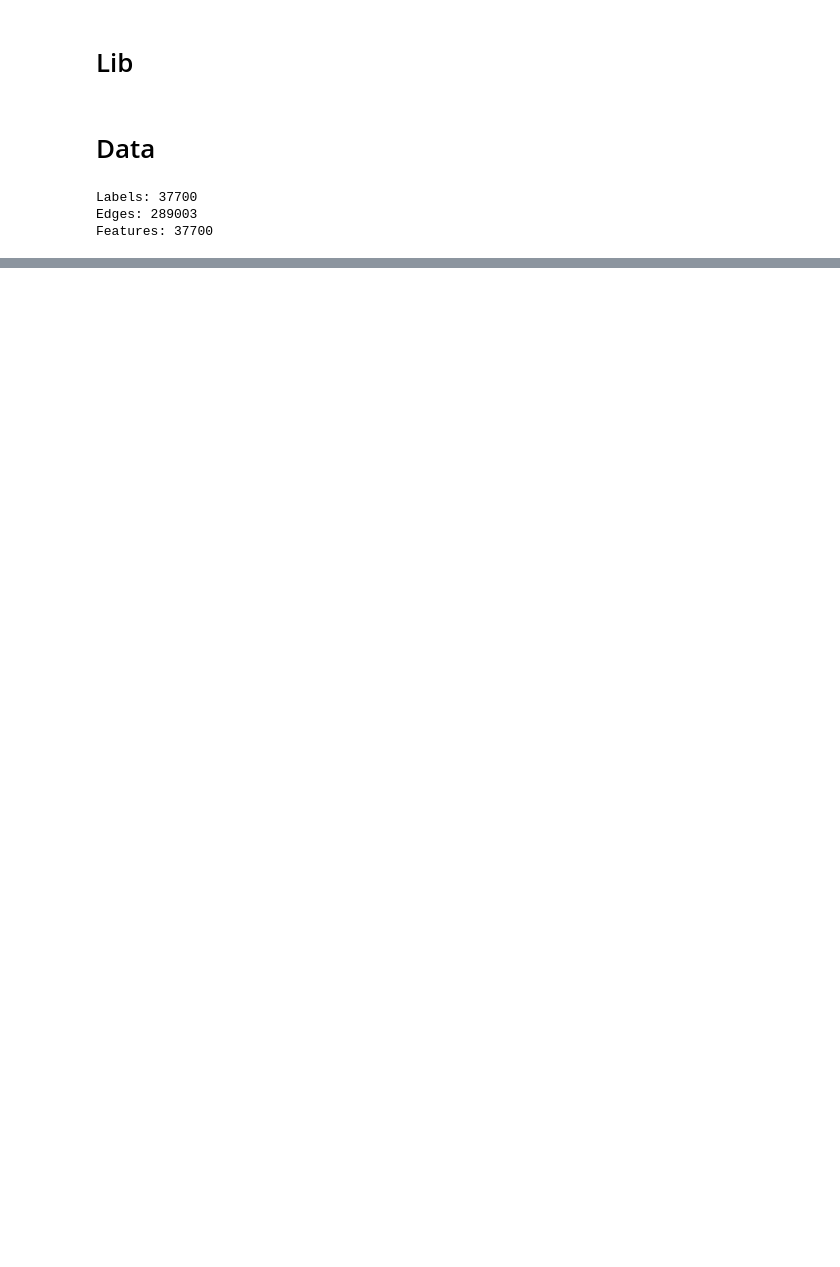
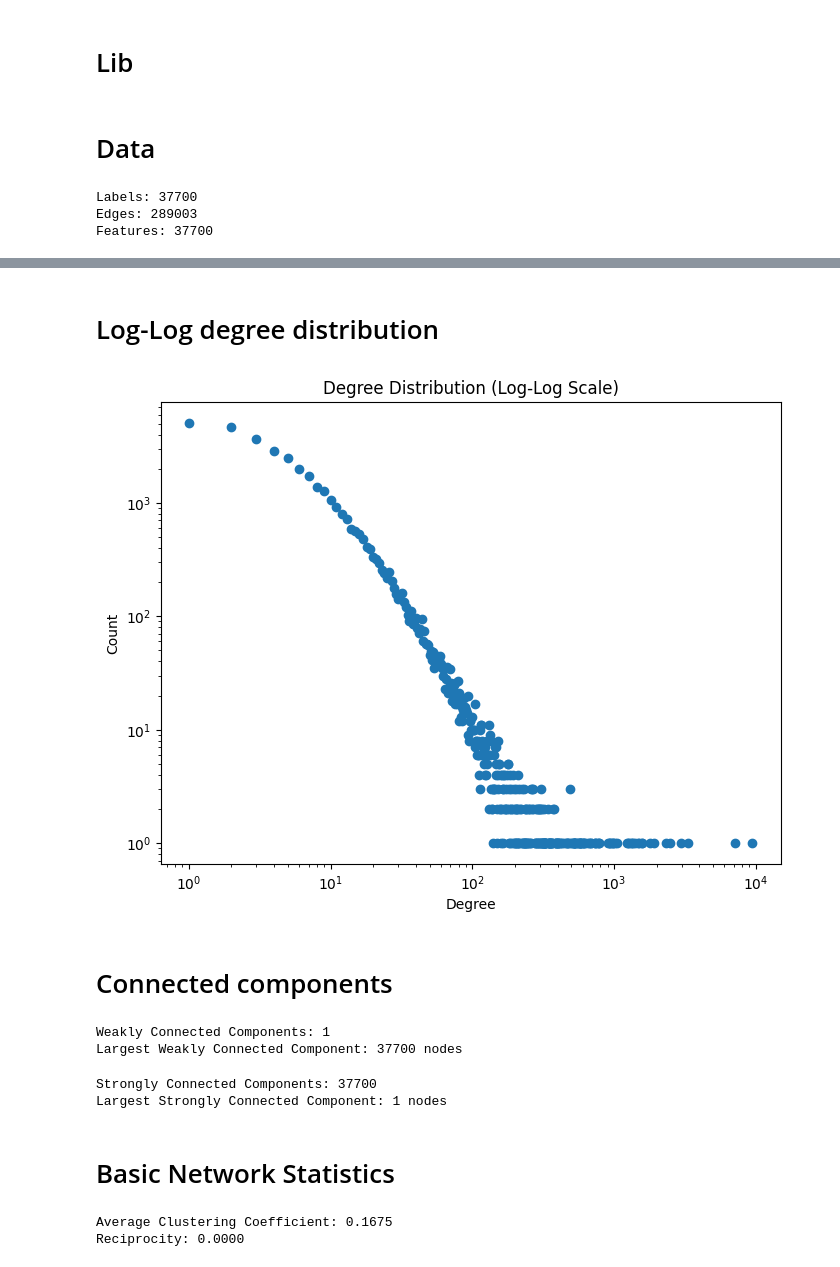
Before and after one commit to Avcuongy/social-analysis-project, a Jupyter notebook: notebooks/analysis/1_overview.ipynb, the cells around one changed output, grey strips where cells are left out. Saved outputs shown, nothing was run; the diff lists cells and outputs as text; code cells hidden in the pictures; blank space fills up the shorter version.

```diff
--- a/notebooks/analysis/1_overview.ipynb
+++ b/notebooks/analysis/1_overview.ipynb
@@ -191,0 +235,58 @@ Tiến hành vẽ mạng cục bộ (Ego-graph) cho Node ID: 31890 (Sở hữu 9
+# %% [markdown]
+# Log-Log degree distribution
+# %%
+degree_sequence = sorted([d for n, d in G.degree()], reverse=True)
+
+degree_count = Counter(degree_sequence)
+
+deg, cnt = zip(*degree_count.items())
+
+plt.figure(figsize=(8, 6))
+
+plt.scatter(deg, cnt)
+
+plt.xscale("log")
+plt.yscale("log")
+
+plt.title("Degree Distribution (Log-Log Scale)")
+plt.xlabel("Degree")
+plt.ylabel("Count")
+
+plt.show()
+# %% [output]
+[figure, added]
+# %% [markdown]
+# Connected components
+# %%
+# Weakly connected components
+weak_components = list(nx.weakly_connected_components(G))
+print(f"Weakly Connected Components: {len(weak_components)}")
+
+largest_weak_cc = max(weak_components, key=len)
+print(f"Largest Weakly Connected Component: {len(largest_weak_cc)} nodes")
+# %% [output]
+Weakly Connected Components: 1
+Largest Weakly Connected Component: 37700 nodes
+# %%
+# Strongly connected components
+strong_components = list(nx.strongly_connected_components(G))
+print(f"Strongly Connected Components: {len(strong_components)}")
+
+largest_strong_cc = max(strong_components, key=len)
+print(f"Largest Strongly Connected Component: {len(largest_strong_cc)} nodes")
+# %% [output]
+Strongly Connected Components: 37700
+Largest Strongly Connected Component: 1 nodes
+# %% [markdown]
+# Basic Network Statistics
+# %%
+# Average clustering coefficient
+avg_clustering = nx.average_clustering(G.to_undirected())
+print(f"Average Clustering Coefficient: {avg_clustering:.4f}")
+
+# Reciprocity
+reciprocity = nx.reciprocity(G)
+print(f"Reciprocity: {reciprocity:.4f}")
+# %% [output]
+Average Clustering Coefficient: 0.1675
+Reciprocity: 0.0000
```
Also changed, not shown: parts of 46 cells of this notebook, 1 other file.
